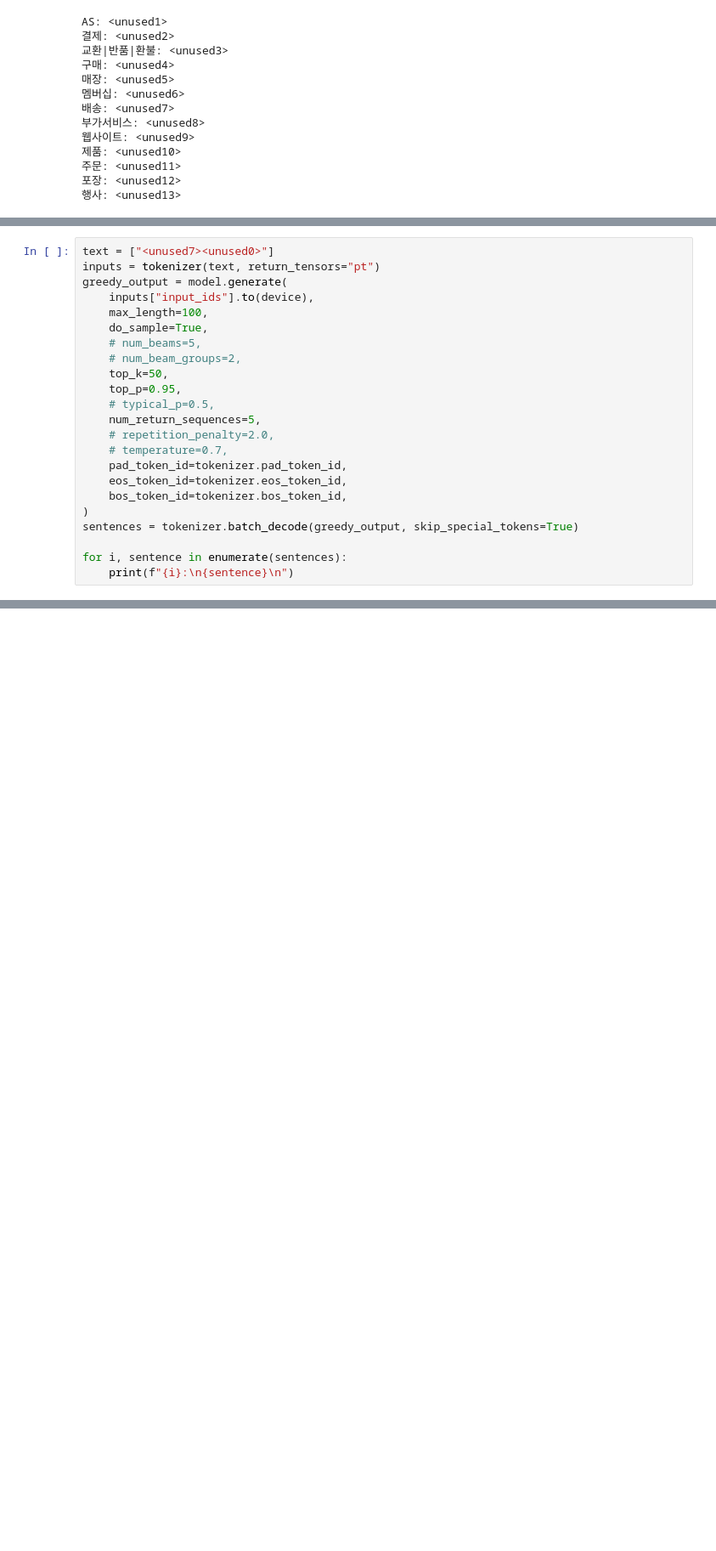
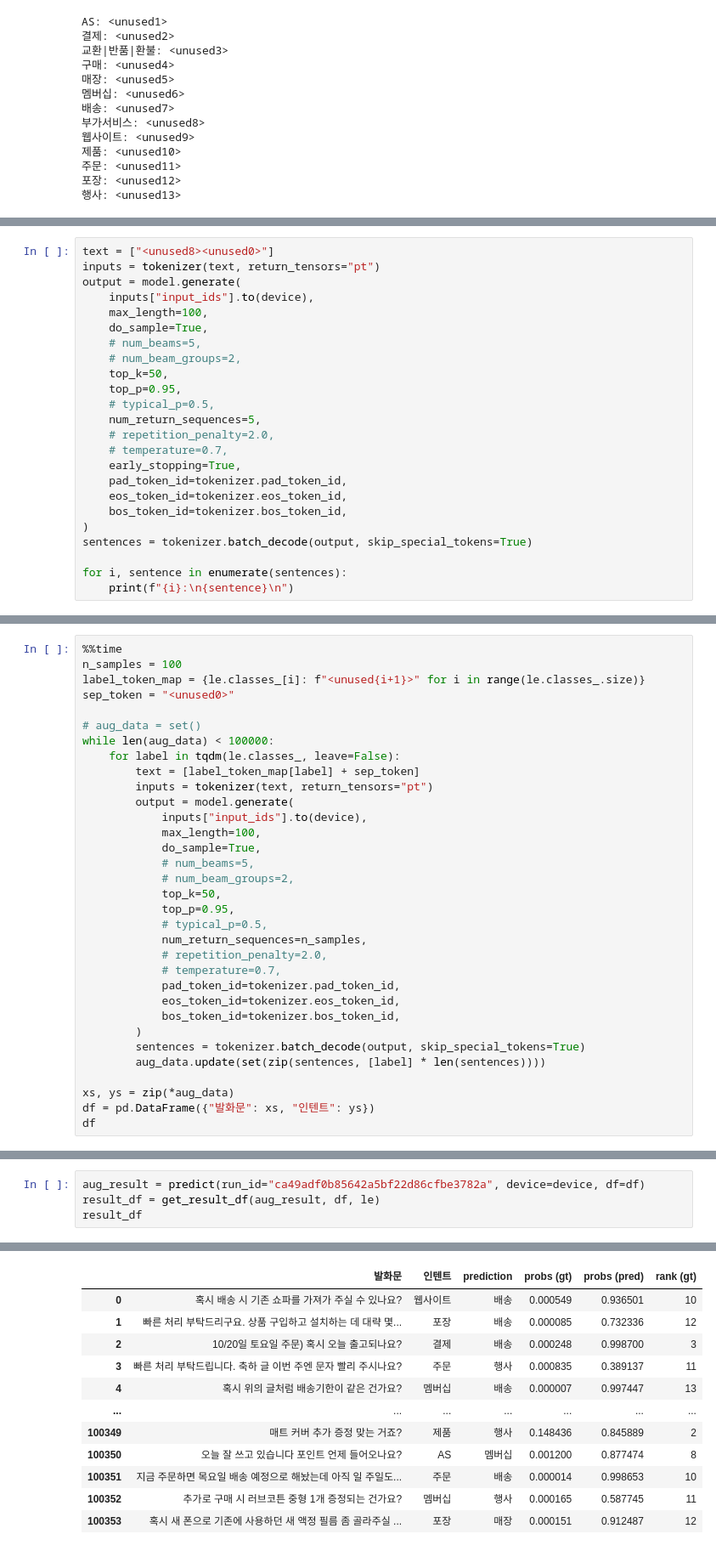
Before and after one commit to uoo723/BigStar-RnD-DA, a Jupyter notebook: notebooks/dev2.ipynb, the cells around one changed output, grey strips where cells are left out. Shown at 85% size. Saved outputs shown, nothing was run; the diff lists cells and outputs as text; blank space fills up the shorter version.

```diff
--- a/notebooks/dev2.ipynb
+++ b/notebooks/dev2.ipynb
@@ -664,7 +705,7 @@ AS: <unused1>
 # %%
-text = ["<unused7><unused0>"]
+text = ["<unused8><unused0>"]
 inputs = tokenizer(text, return_tensors="pt")
-greedy_output = model.generate(
+output = model.generate(
     inputs["input_ids"].to(device),
     max_length=100,
     do_sample=True,
@@ -676,11 +717,12 @@ greedy_output = model.generate(
     num_return_sequences=5,
     # repetition_penalty=2.0,
     # temperature=0.7,
+    early_stopping=True,
     pad_token_id=tokenizer.pad_token_id,
     eos_token_id=tokenizer.eos_token_id,
     bos_token_id=tokenizer.bos_token_id,
 )
-sentences = tokenizer.batch_decode(greedy_output, skip_special_tokens=True)
+sentences = tokenizer.batch_decode(output, skip_special_tokens=True)
 
 for i, sentence in enumerate(sentences):
     print(f"{i}:\n{sentence}\n")
@@ -736,0 +744,33 @@ load_model_state(model, ckpt_path, substitution=(r"^model\.", ""))
+# %%
+%%time
+n_samples = 100
+label_token_map = {le.classes_[i]: f"<unused{i+1}>" for i in range(le.classes_.size)}
+sep_token = "<unused0>"
+
+# aug_data = set()
+while len(aug_data) < 100000:
+    for label in tqdm(le.classes_, leave=False):
+        text = [label_token_map[label] + sep_token]
+        inputs = tokenizer(text, return_tensors="pt")
+        output = model.generate(
+            inputs["input_ids"].to(device),
+            max_length=100,
+            do_sample=True,
+            # num_beams=5,
+            # num_beam_groups=2,
+            top_k=50,
+            top_p=0.95,
+            # typical_p=0.5,
+            num_return_sequences=n_samples,
+            # repetition_penalty=2.0,
+            # temperature=0.7,
+            pad_token_id=tokenizer.pad_token_id,
+            eos_token_id=tokenizer.eos_token_id,
+            bos_token_id=tokenizer.bos_token_id,
+        )
+        sentences = tokenizer.batch_decode(output, skip_special_tokens=True)
+        aug_data.update(set(zip(sentences, [label] * len(sentences))))
+
+xs, ys = zip(*aug_data)
+df = pd.DataFrame({"발화문": xs, "인텐트": ys})
+df
@@ -736,0 +802,5 @@ load_model_state(model, ckpt_path, substitution=(r"^model\.", ""))
+# %%
+aug_result = predict(run_id="ca49adf0b85642a5bf22d86cfbe3782a", device=device, df=df)
+result_df = get_result_df(aug_result, df, le)
+result_df
+# %% [output]
@@ -736,0 +814,12 @@ load_model_state(model, ckpt_path, substitution=(r"^model\.", ""))
+|  | 발화문 | 인텐트 | prediction | probs (gt) | probs (pred) | rank (gt) |
+| 0 | 혹시 배송 시 기존 쇼파를 가져가 주실 수 있나요? | 웹사이트 | 배송 | 0.000549 | 0.936501 | 10 |
+| 1 | 빠른 처리 부탁드리구요. 상품 구입하고 설치하는 데 대략 몇... | 포장 | 배송 | 0.000085 | 0.732336 | 12 |
+| 2 | 10/20일 토요일 주문) 혹시 오늘 출고되나요? | 결제 | 배송 | 0.000248 | 0.998700 | 3 |
+| 3 | 빠른 처리 부탁드립니다. 축하 글 이번 주엔 문자 빨리 주시나요? | 주문 | 행사 | 0.000835 | 0.389137 | 11 |
+| 4 | 혹시 위의 글처럼 배송기한이 같은 건가요? | 멤버십 | 배송 | 0.000007 | 0.997447 | 13 |
+| ... | ... | ... | ... | ... | ... | ... |
+| 100349 | 매트 커버 추가 증정 맞는 거죠? | 제품 | 행사 | 0.148436 | 0.845889 | 2 |
+| 100350 | 오늘 잘 쓰고 있습니다 포인트 언제 들어오나요? | AS | 멤버십 | 0.001200 | 0.877474 | 8 |
+| 100351 | 지금 주문하면 목요일 배송 예정으로 해놨는데 아직 일 주일도... | 주문 | 배송 | 0.000014 | 0.998653 | 10 |
+| 100352 | 추가로 구매 시 러브코튼 중형 1개 증정되는 건가요? | 멤버십 | 행사 | 0.000165 | 0.587745 | 11 |
+| 100353 | 혹시 새 폰으로 기존에 사용하던 새 액정 필름 좀 골라주실 ... | 포장 | 매장 | 0.000151 | 0.912487 | 12 |
```
Also changed, not shown: parts of 16 cells of this notebook.
